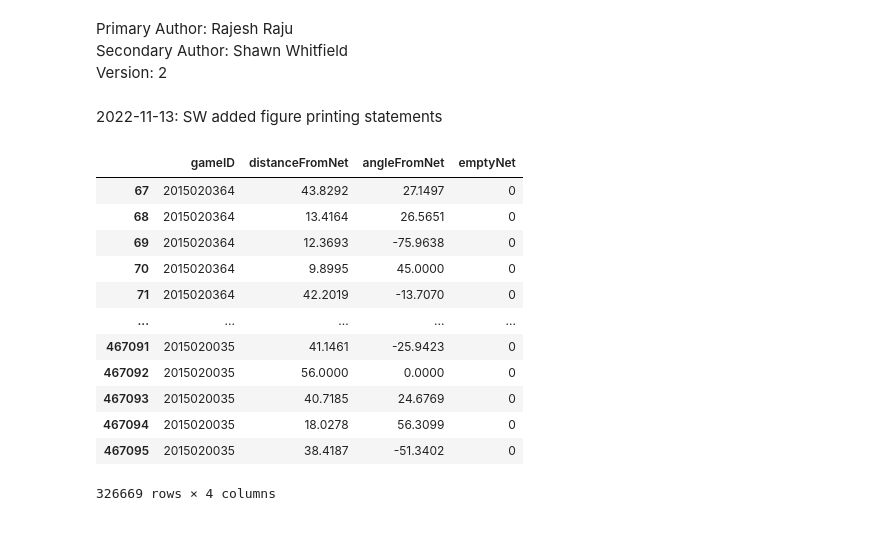
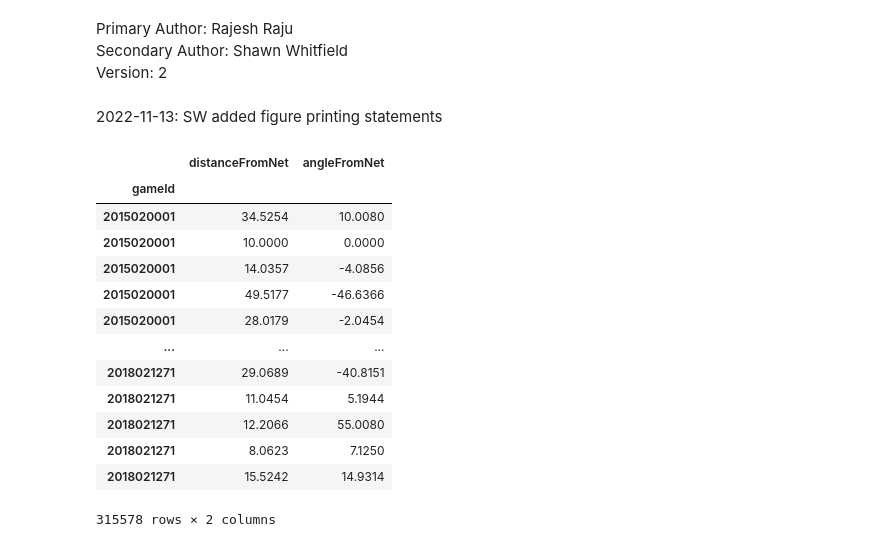
Before and after one commit to stwhitfield/hockey_prediction_project, a Jupyter notebook: 3_baseline_models/baseline_model_logreg_metric_curves.ipynb, the cells around one changed output. Cells and saved outputs as stored; diff of their text form; code cells hidden in the pictures.

```diff
--- a/3_baseline_models/baseline_model_logreg_metric_curves.ipynb
+++ b/3_baseline_models/baseline_model_logreg_metric_curves.ipynb
@@ -18,21 +18,23 @@ from matplotlib.gridspec import GridSpec
 import matplotlib.ticker as ticker
 # %%
 # Read in data and assign X and y
-data = pd.read_csv('fe_train_data.csv', index_col=0)
-y = data[['isGoal']]
-X = data.drop(columns = 'isGoal')
+data = pd.read_csv('../data/train.csv', index_col=0)
+data
+X = data[['shotDistance', 'shotAngle' ]]
+X = X.rename({'shotDistance': 'distanceFromNet', 'shotAngle': 'angleFromNet'}, axis=1)
 X
 # %% [output]
-|  | gameID | distanceFromNet | angleFromNet | emptyNet |
-| 67 | 2015020364 | 43.8292 | 27.1497 | 0 |
-| 68 | 2015020364 | 13.4164 | 26.5651 | 0 |
-| 69 | 2015020364 | 12.3693 | -75.9638 | 0 |
-| 70 | 2015020364 | 9.8995 | 45.0000 | 0 |
-| 71 | 2015020364 | 42.2019 | -13.7070 | 0 |
-| ... | ... | ... | ... | ... |
-| 467091 | 2015020035 | 41.1461 | -25.9423 | 0 |
-| 467092 | 2015020035 | 56.0000 | 0.0000 | 0 |
-| 467093 | 2015020035 | 40.7185 | 24.6769 | 0 |
-| 467094 | 2015020035 | 18.0278 | 56.3099 | 0 |
-| 467095 | 2015020035 | 38.4187 | -51.3402 | 0 |
+|  | distanceFromNet | angleFromNet |
+| gameId |  |  |
+| 2015020001 | 34.5254 | 10.0080 |
+| 2015020001 | 10.0000 | 0.0000 |
+| 2015020001 | 14.0357 | -4.0856 |
+| 2015020001 | 49.5177 | -46.6366 |
+| 2015020001 | 28.0179 | -2.0454 |
+| ... | ... | ... |
+| 2018021271 | 29.0689 | -40.8151 |
+| 2018021271 | 11.0454 | 5.1944 |
+| 2018021271 | 12.2066 | 55.0080 |
+| 2018021271 | 8.0623 | 7.1250 |
+| 2018021271 | 15.5242 | 14.9314 |
-326669 rows × 4 columns
+315578 rows × 2 columns
```
Also changed, not shown: parts of 5 cells of this notebook, 12 other files.
